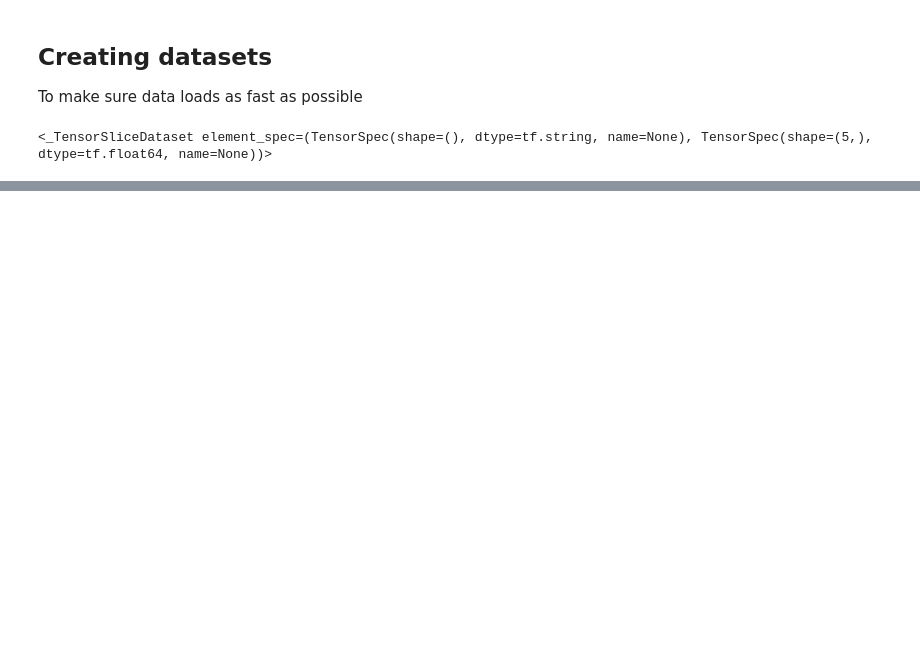
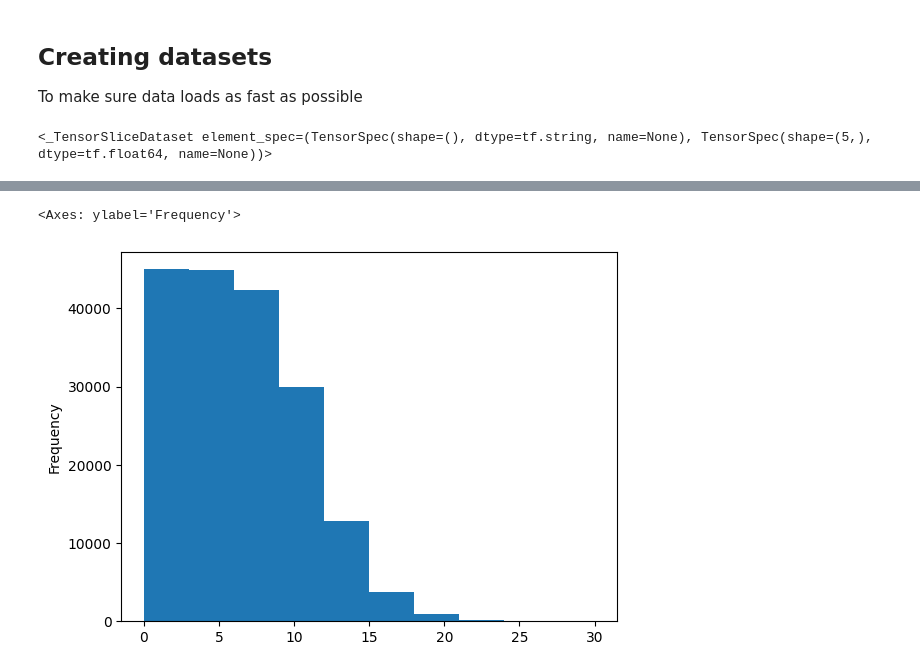
Before and after one commit to Abhimanyu9539/Tensorflow, a Jupyter notebook: Natural Language Processing/TF2_0_NLP_Milstone_Skimlit.ipynb, the cells around one changed output, grey strips where cells are left out. Cells and saved outputs as stored; diff of their text form; code cells hidden in the pictures; blank space fills up the shorter version.

```diff
--- a/Natural Language Processing/TF2_0_NLP_Milstone_Skimlit.ipynb
+++ b/Natural Language Processing/TF2_0_NLP_Milstone_Skimlit.ipynb
@@ -501,0 +1166,6 @@ train_dataset
+# %%
+# Check distribution of line_number columns
+train_df.line_number.plot.hist()
+# %% [output]
+<Axes: ylabel='Frequency'>
+[figure, added]
```
Also changed, not shown: parts of 106 cells of this notebook.
